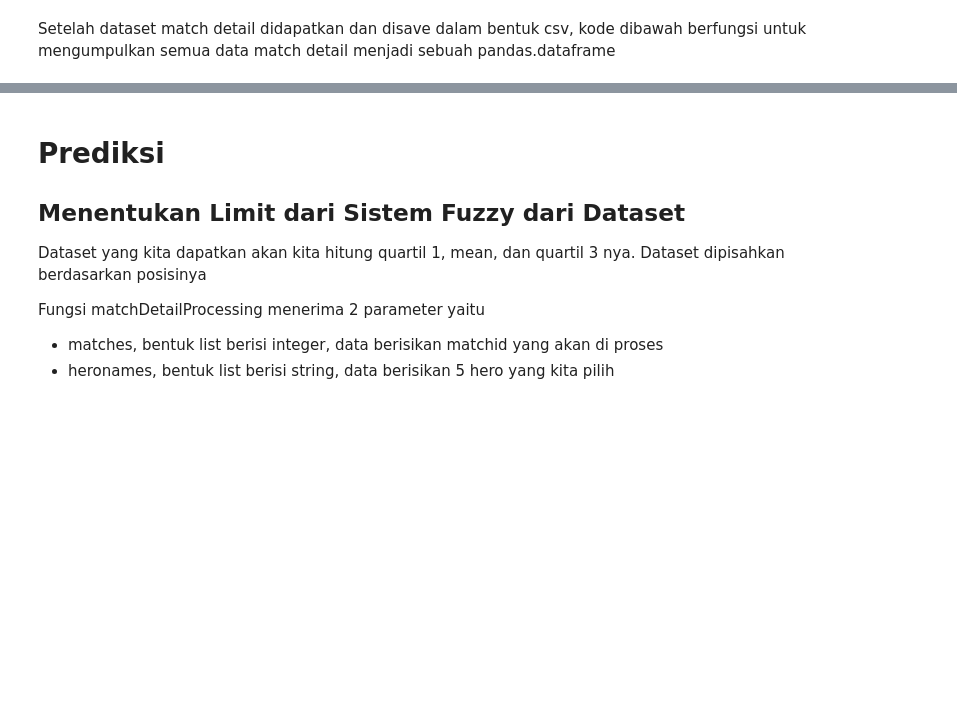
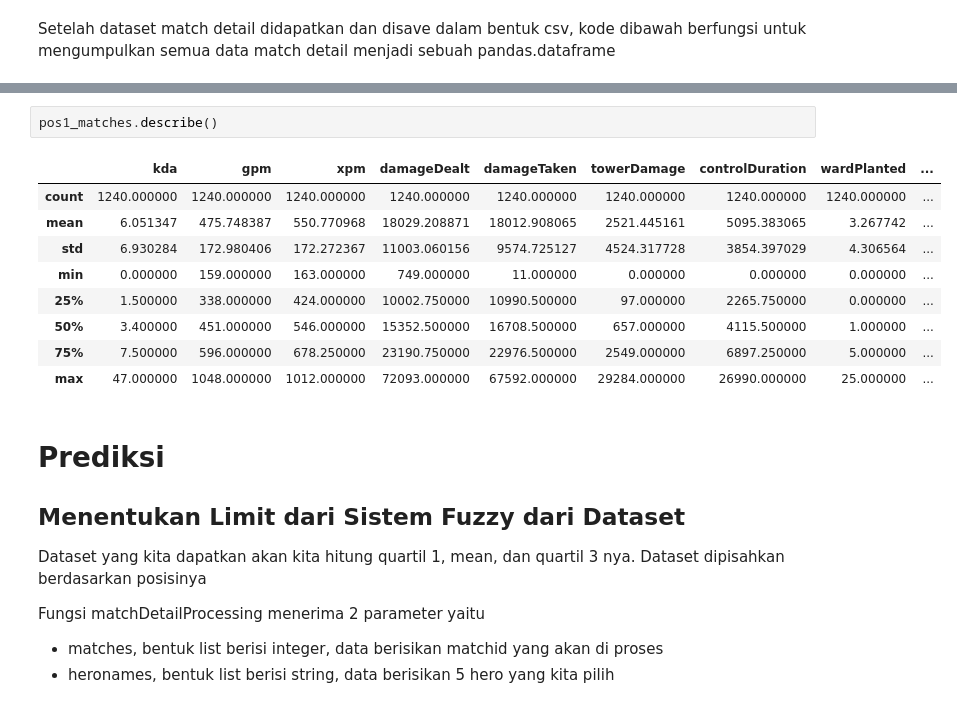
Before and after one commit to rif42/RatingDota2PlayersPerformanceUsingFuzzyLogic, a Jupyter notebook: dataset.ipynb, the cells around one changed output, grey strips where cells are left out. Cells and saved outputs as stored; diff of their text form; blank space fills up the shorter version.

```diff
--- a/dataset.ipynb
+++ b/dataset.ipynb
@@ -690,3 +722,15 @@ all_matches
+# %%
+pos1_matches.describe()
+# %% [output]
+|  | kda | gpm | xpm | damageDealt | damageTaken | towerDamage | controlDuration | wardPlanted | ... |
+| count | 1240.000000 | 1240.000000 | 1240.000000 | 1240.000000 | 1240.000000 | 1240.000000 | 1240.000000 | 1240.000000 | ... |
+| mean | 6.051347 | 475.748387 | 550.770968 | 18029.208871 | 18012.908065 | 2521.445161 | 5095.383065 | 3.267742 | ... |
+| std | 6.930284 | 172.980406 | 172.272367 | 11003.060156 | 9574.725127 | 4524.317728 | 3854.397029 | 4.306564 | ... |
+| min | 0.000000 | 159.000000 | 163.000000 | 749.000000 | 11.000000 | 0.000000 | 0.000000 | 0.000000 | ... |
+| 25% | 1.500000 | 338.000000 | 424.000000 | 10002.750000 | 10990.500000 | 97.000000 | 2265.750000 | 0.000000 | ... |
+| 50% | 3.400000 | 451.000000 | 546.000000 | 15352.500000 | 16708.500000 | 657.000000 | 4115.500000 | 1.000000 | ... |
+| 75% | 7.500000 | 596.000000 | 678.250000 | 23190.750000 | 22976.500000 | 2549.000000 | 6897.250000 | 5.000000 | ... |
+| max | 47.000000 | 1048.000000 | 1012.000000 | 72093.000000 | 67592.000000 | 29284.000000 | 26990.000000 | 25.000000 | ... |
 # %% [markdown]
 # Prediksi
 
```
Also changed, not shown: parts of 12 cells of this notebook, 3 other files.
